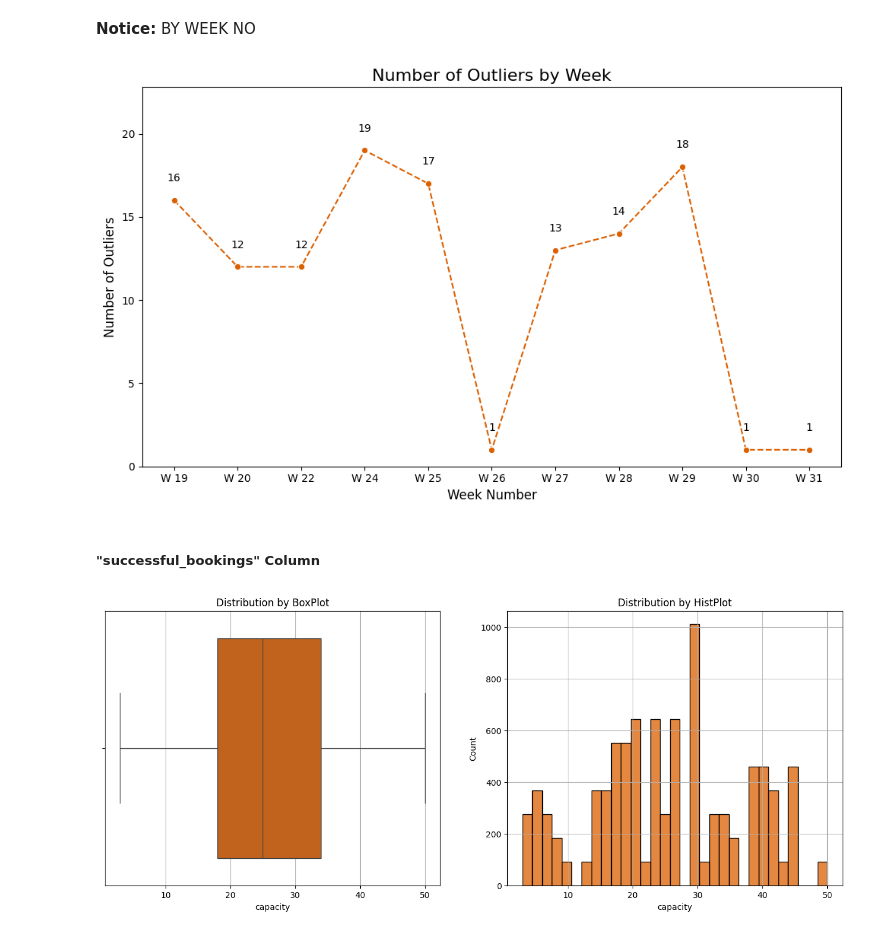
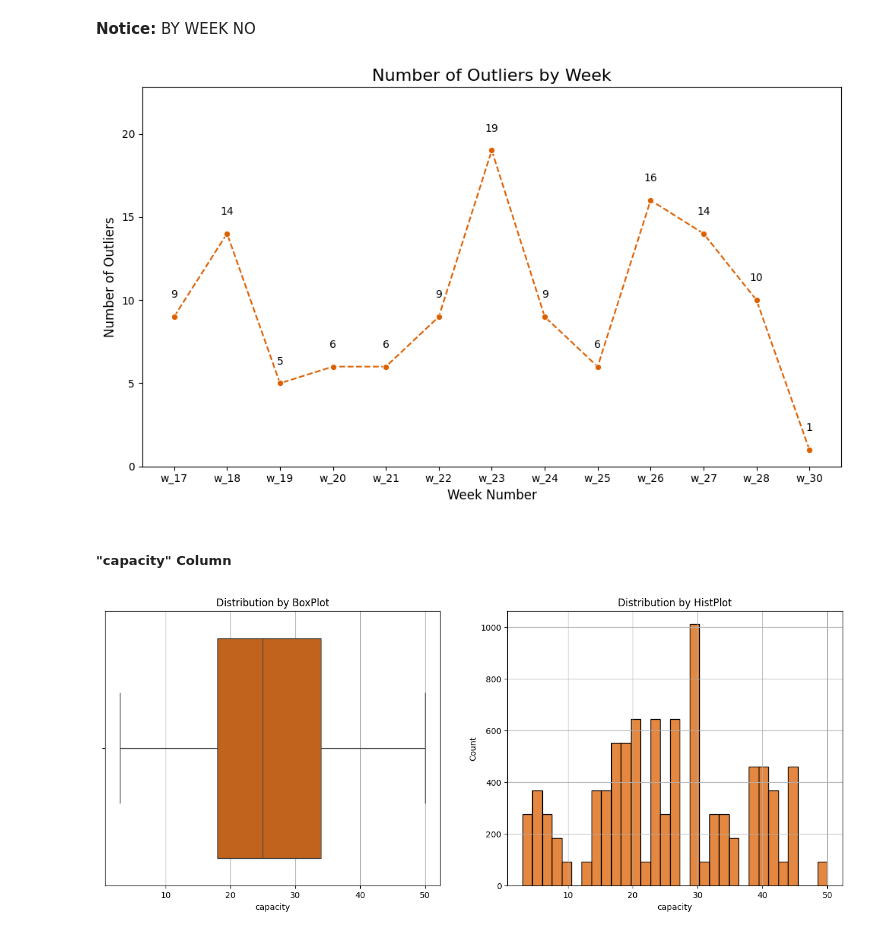
Before and after one commit to WalterEdwardd/AtliQ_Grands_Hospitality_Revenue_Strategy_Project, a Jupyter notebook: scripts/processed.ipynb, the cells around one changed output. Saved outputs shown, nothing was run; the diff lists cells and outputs as text; code cells hidden in the pictures.

Commit message:
modified processed.ipynb file and update date files

```diff
--- a/scripts/processed.ipynb
+++ b/scripts/processed.ipynb
@@ -739,23 +763,17 @@ outliers_successful_bookings = fact_aggregated_bookings[fact_aggregated_bookings
 outliers_property_successful_bookings = outliers_successful_bookings.merge(dim_hotels, how='left', on='property_id', validate='many_to_one')
 
 # merge outliers_property_successful_bookings with dim_rooms tables to get more room details
-outliers_room_successful_bookings = pd.merge(
+outliers_full_successful_bookings = pd.merge(
                                         outliers_property_successful_bookings,
                                         dim_rooms,
                                         left_on='room_category',
                                         right_on='room_id',
                                         validate='many_to_one'
 ).drop(columns=['room_id','room_category'])
-
-# convert 'date' column in dim_date to datetime
-dim_date['date'] = pd.to_datetime(dim_date['date'])
-
-# merge outliers_room_successful_bookings with dim_date table to get about time details
-outliers_full_successful_bookings = pd.merge(outliers_room_successful_bookings,
-                                             dim_date,
-                                             left_on='check_in_date',
-                                             right_on='date'
-).drop(columns=['date'])
+# Extract the week number from the 'check_in_date' column and format it as "w_week_number"
+outliers_full_successful_bookings['week_no'] = outliers_full_successful_bookings['check_in_date'].dt.isocalendar().week.apply(lambda x: f"w_{x}")
+# Extract the day type from the 'check_in_date' column
+outliers_full_successful_bookings['day_type'] = outliers_full_successful_bookings['check_in_date'].dt.dayofweek.apply(lambda x: 'weekend' if x >= 5 else 'weekdays')
 # %% [markdown]
 **Notice:**
 BY CITY
@@ -842,37 +860,37 @@ The number of successful_bookings Outliers for property name weekend is  124
 BY WEEK NO
 # %%
 # number of outliers groupby week_no
-data_for_present = outliers_full_successful_bookings.groupby('week no').agg(
+data_for_present = outliers_full_successful_bookings.groupby('week_no').agg(
     count=('property_id', 'count')
 ).reset_index()
 
 # set figure size
 plt.figure(figsize=(10, 6))
 
 # plot line chart
-sns.lineplot(data=data_for_present, x='week no', y='count', color='#DC5F00', linestyle='dashed', marker='o')
+sns.lineplot(data=data_for_present, x='week_no', y='count', color='#DC5F00', linestyle='dashed', marker='o')
 
 # optimize
 plt.title("Number of Outliers by Week", fontsize=16)
 plt.xlabel("Week Number", fontsize=12)
 plt.ylabel("Number of Outliers", fontsize=12)
 plt.ylim(0, data_for_present['count'].max()*1.2) # increase the y limit to have more space for annotations
 
 # Add Annotate
-for x, y in zip(data_for_present['week no'], data_for_present['count']):
+for x, y in zip(data_for_present['week_no'], data_for_present['count']):
     plt.text(x, y + 1, f"{y}",
             ha='center', va='bottom', fontsize=10,
              )
 
 # adjust layout
 plt.tight_layout()
 
 # show the plot
 plt.show()
 # %% [output]
-[figure, old version]
+[figure, new version]
 # %% [markdown]
-##### "successful_bookings" Column
+##### "capacity" Column
 # %%
 # Create a BoxPlot and HistPlot to visualize distribution of 'capacity' and detect any outliers
 # set the size of chart
```
Also changed, not shown: parts of 61 cells of this notebook, 1 other file.
